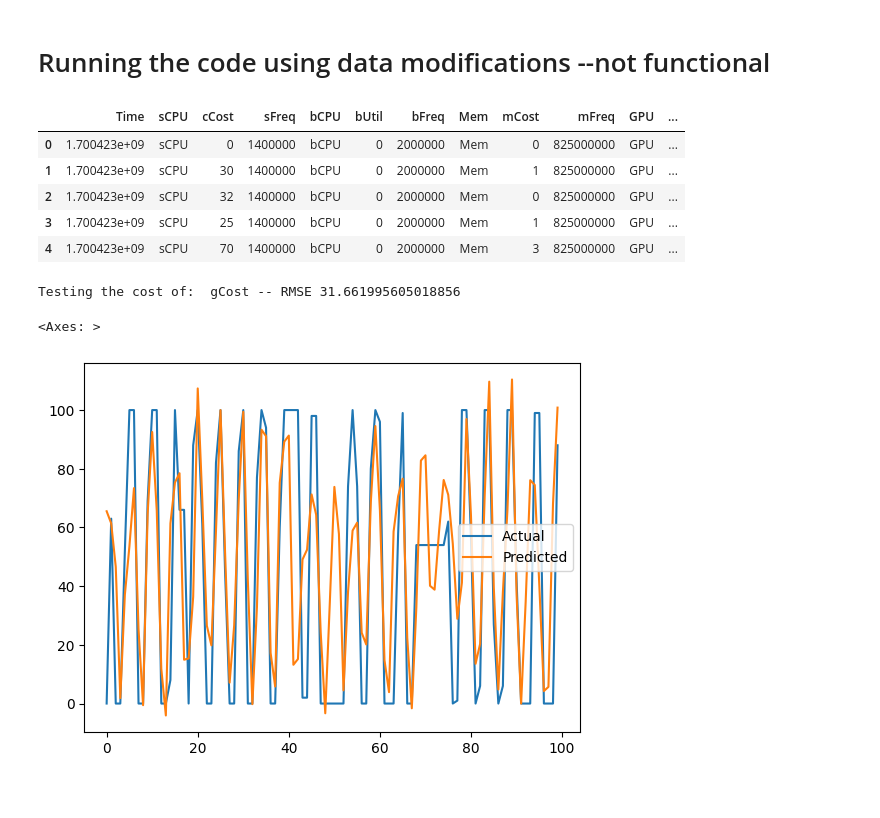
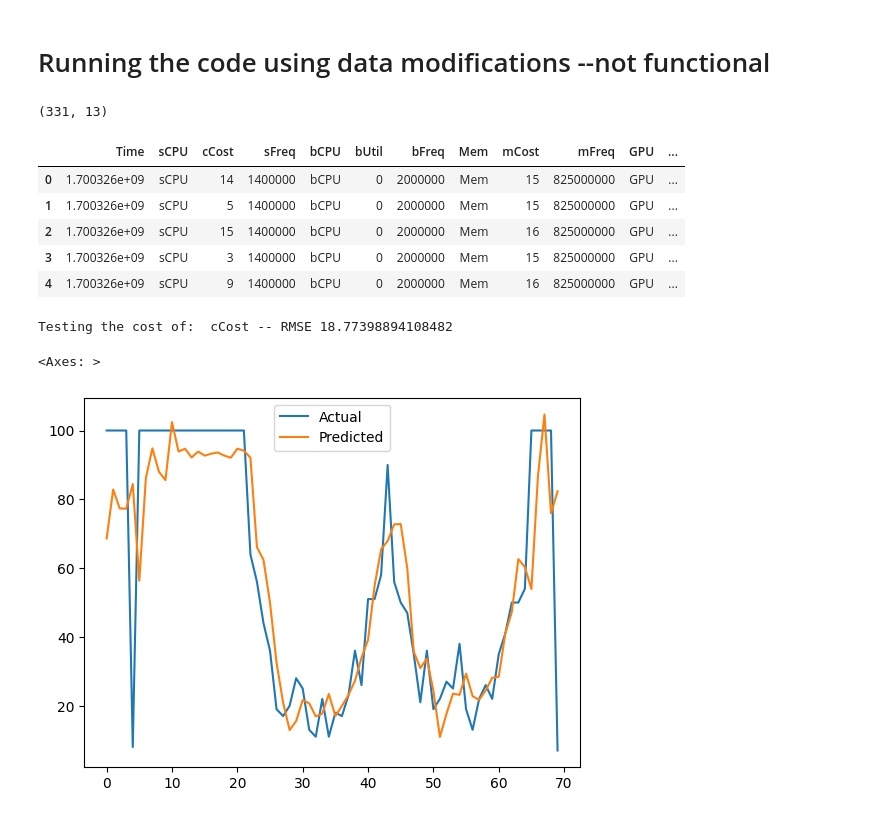
Before and after one commit to dipayan2/ARMAModel, a Jupyter notebook: PredictiveRun.ipynb, the cells around one changed output. Saved outputs shown, nothing was run; the diff lists cells and outputs as text; code cells hidden in the pictures.

```diff
--- a/PredictiveRun.ipynb
+++ b/PredictiveRun.ipynb
@@ -247,26 +247,29 @@ def rmse(predictions, targets):
 # %%
 ## Some global variable setting
 shiftAR = 8
-shiftARX = 2
-trainIDX = 1000
-testIDX = 1000
+shiftARX = 3
+trainIDX = 250
+testIDX = 250
 N_CLUST = 5
-endog = 'gCost'
+endog = 'cCost'
 exog = 'mCost'
-exog1 = 'cCost'
+exog1 = 'gCost'
 ### Test values IDX
-TestIDX = 100 # How many steps to run
+TestIDX = 70 # How many steps to run
 ## Is there any other things.... to do
 # %%
 ## Getting the data ready for test train split and bucnch of experiments
-complete_data = pd.read_csv('UtilTRNS.csv')
+# complete_data = pd.read_csv('UtilTRNS.csv')
+complete_data = pd.read_csv('UtilCopy.csv')
 # complete_data = pd.read_csv('./UtilTestFinal')
+print(complete_data.shape)
 complete_data.head()
 # %% [output]
+(331, 13)
 |  | Time | sCPU | cCost | sFreq | bCPU | bUtil | bFreq | Mem | mCost | mFreq | GPU | ... |
-| 0 | 1.700423e+09 | sCPU | 0 | 1400000 | bCPU | 0 | 2000000 | Mem | 0 | 825000000 | GPU | ... |
-| 1 | 1.700423e+09 | sCPU | 30 | 1400000 | bCPU | 0 | 2000000 | Mem | 1 | 825000000 | GPU | ... |
-| 2 | 1.700423e+09 | sCPU | 32 | 1400000 | bCPU | 0 | 2000000 | Mem | 0 | 825000000 | GPU | ... |
-| 3 | 1.700423e+09 | sCPU | 25 | 1400000 | bCPU | 0 | 2000000 | Mem | 1 | 825000000 | GPU | ... |
-| 4 | 1.700423e+09 | sCPU | 70 | 1400000 | bCPU | 0 | 2000000 | Mem | 3 | 825000000 | GPU | ... |
+| 0 | 1.700326e+09 | sCPU | 14 | 1400000 | bCPU | 0 | 2000000 | Mem | 15 | 825000000 | GPU | ... |
+| 1 | 1.700326e+09 | sCPU | 5 | 1400000 | bCPU | 0 | 2000000 | Mem | 15 | 825000000 | GPU | ... |
+| 2 | 1.700326e+09 | sCPU | 15 | 1400000 | bCPU | 0 | 2000000 | Mem | 16 | 825000000 | GPU | ... |
+| 3 | 1.700326e+09 | sCPU | 3 | 1400000 | bCPU | 0 | 2000000 | Mem | 15 | 825000000 | GPU | ... |
+| 4 | 1.700326e+09 | sCPU | 9 | 1400000 | bCPU | 0 | 2000000 | Mem | 16 | 825000000 | GPU | ... |
 # %%
@@ -284,9 +287,11 @@ data_df = complete_data[[endog,exog,exog1]]
 for i in range(1,shiftAR+1):
     data_df['%s_%d'%(endog,i)] = data_df[endog].shift(i)
 data_df[exog] = data_df[exog].shift(1)
-for i in range(1,shitftARX+1):
-    data_df['%s_%d'%(exog,i)] = data_df[endog].shift(i+1)
+for i in range(1,shiftARX+1):
+    data_df['%s_%d'%(exog,i)] = data_df[exog].shift(i+1)
 data_df[exog1] = data_df[exog1].shift(1)
+for i in range(1,shiftARX+1):
+    data_df['%s_%d'%(exog1,i)] = data_df[exog1].shift(i+1)
 data_df = data_df.dropna() # Dropping NA
 # Train Test Divide
 train_df = data_df.iloc[:trainIDX,:]
@@ -299,32 +304,32 @@ x_test = test_df.iloc[:,1:].to_numpy()
 cluster_center,prob = train_Cluster(x_train[:,:],n_cluster = N_CLUST)  #Cluster Indices
 
 ## Train the model
 model = []
 for i in range(N_CLUST):
     out_model = simple_train(y_train,x_train,weight = prob[i,:])
     model.append(out_model)
 
 ######## Testing the results
 
 yPred = [ 0 for i in range(N_CLUST)]
 probPred = getCluster(x_test[:TestIDX], cluster_center)
 
 ## Test the values
 for i in range(N_CLUST):
     y_t = simple_test(model[i],x_test[:TestIDX], y_test[:TestIDX])
     yPred[i] = np.array(probPred[i,:])*np.array(y_t)
 
 y_target = sum(yPred)
 y_out = y_test[:TestIDX]
 print("Testing the cost of: ", endog, "-- RMSE", rmse(y_out,y_target))
 # Plot the results
 df_plot = pd.DataFrame()
 df_plot['Actual'] = y_out
 df_plot['Predicted'] = y_target
 df_plot[['Actual','Predicted']].plot()
 
 #### Done
 # %% [output]
-Testing the cost of:  gCost -- RMSE 31.661995605018856
+Testing the cost of:  cCost -- RMSE 18.77398894108482
 <Axes: >
-[figure, old version]
+[figure, new version]
```
Also changed, not shown: parts of 20 cells of this notebook.
